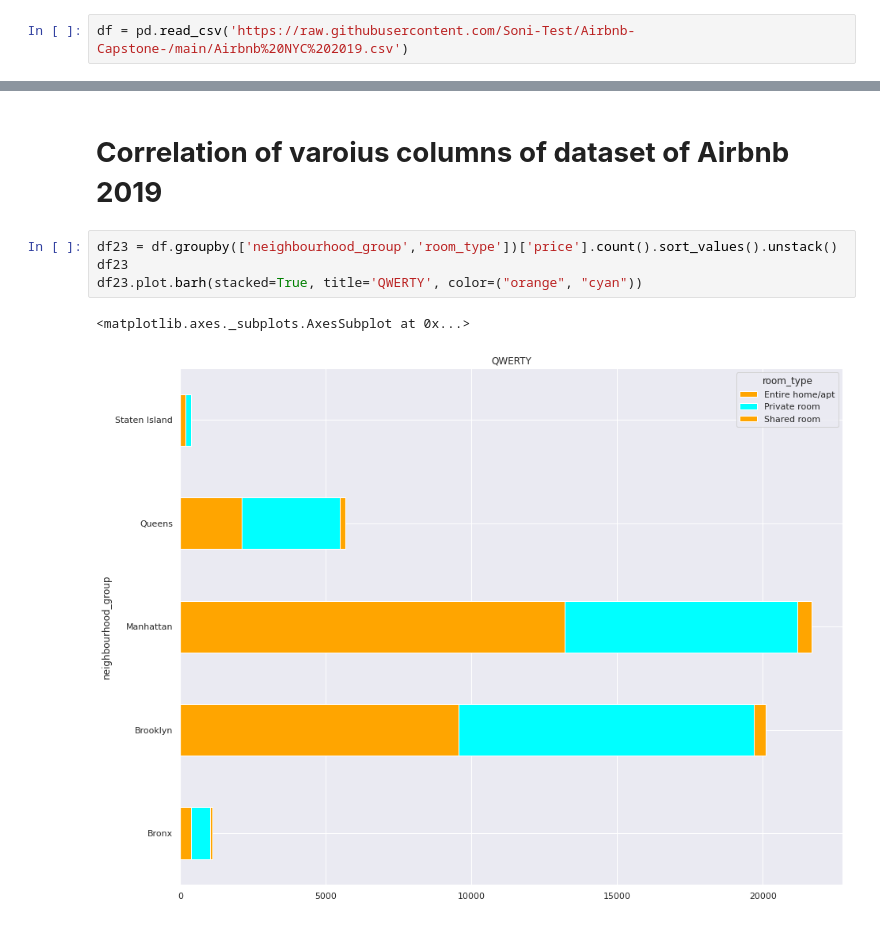
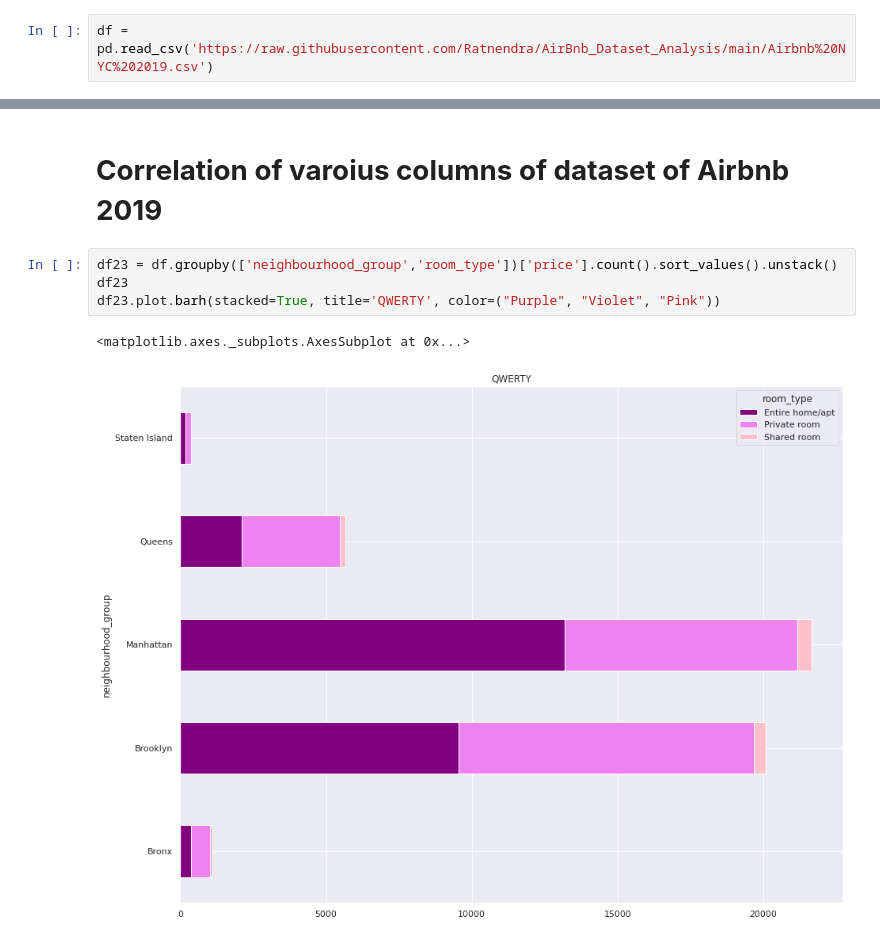
Before and after one commit to Ratnendra/AirBnb_Dataset_Analysis, a Jupyter notebook: RatnendraChauhan_Airbnb_Bookings_analysis.ipynb, the cells around one changed output, grey strips where cells are left out. Drawn from its saved outputs; the diff is of its cells as text.

```diff
--- a/RatnendraChauhan_Airbnb_Bookings_analysis.ipynb
+++ b/RatnendraChauhan_Airbnb_Bookings_analysis.ipynb
@@ -27,7 +27,7 @@ Available cell magics:
 
 Automagic is ON, % prefix IS NOT needed for line magics.
 # %%
-df = pd.read_csv('https://raw.githubusercontent.com/Soni-Test/Airbnb-Capstone-/main/Airbnb%20NYC%202019.csv')
+df = pd.read_csv('https://raw.githubusercontent.com/Ratnendra/AirBnb_Dataset_Analysis/main/Airbnb%20NYC%202019.csv')
 # %%
 df
 # %% [output]
@@ -709,7 +714,7 @@ ax.set_xticklabels(rotation=90)
 # %%
 df23 = df.groupby(['neighbourhood_group','room_type'])['price'].count().sort_values().unstack()
 df23
-df23.plot.barh(stacked=True, title='QWERTY', color=("orange", "cyan"))
+df23.plot.barh(stacked=True, title='QWERTY', color=("Purple", "Violet", "Pink"))
 # %% [output]
 <matplotlib.axes._subplots.AxesSubplot at 0x...>
-[figure, old version]
+[figure, new version]
```
Also changed, not shown: parts of 3 cells of this notebook.
